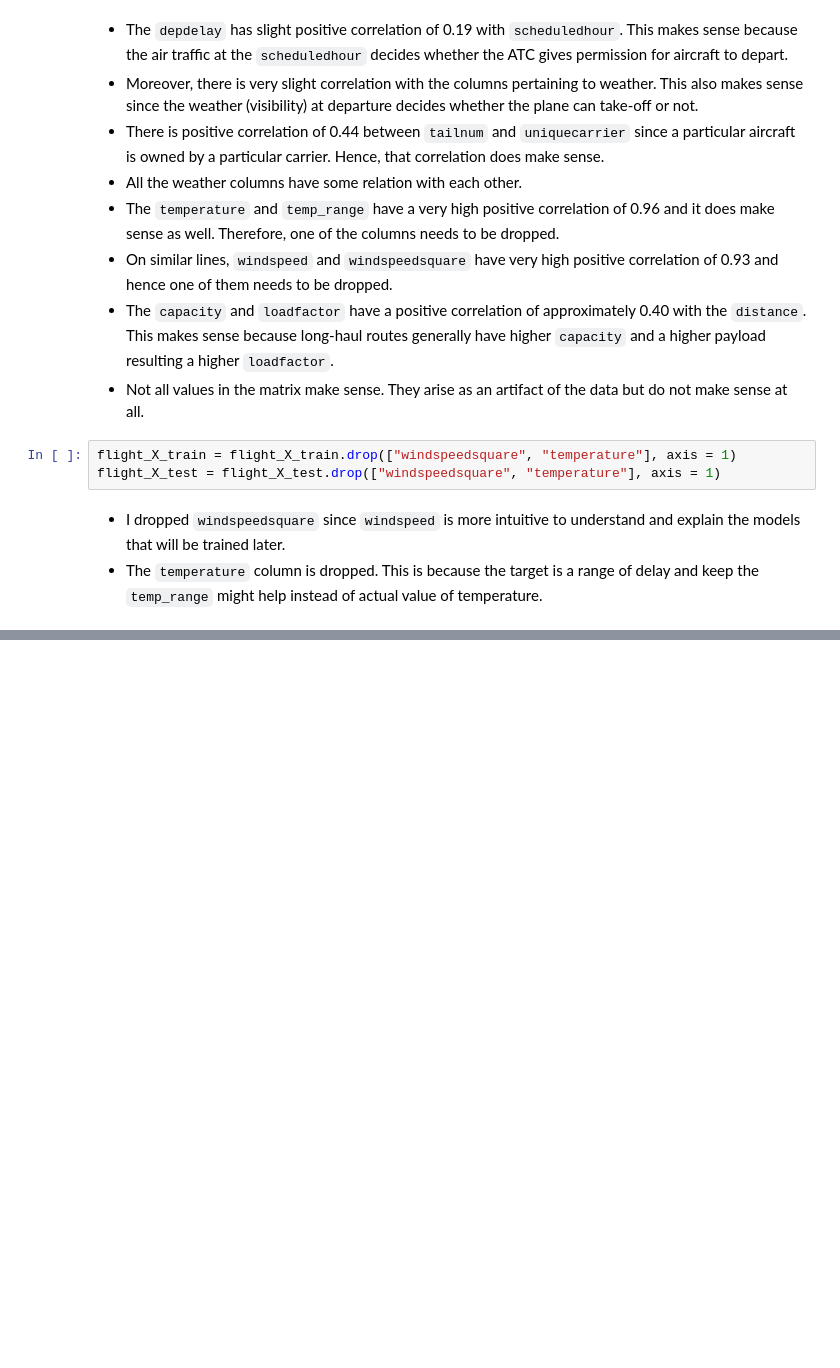
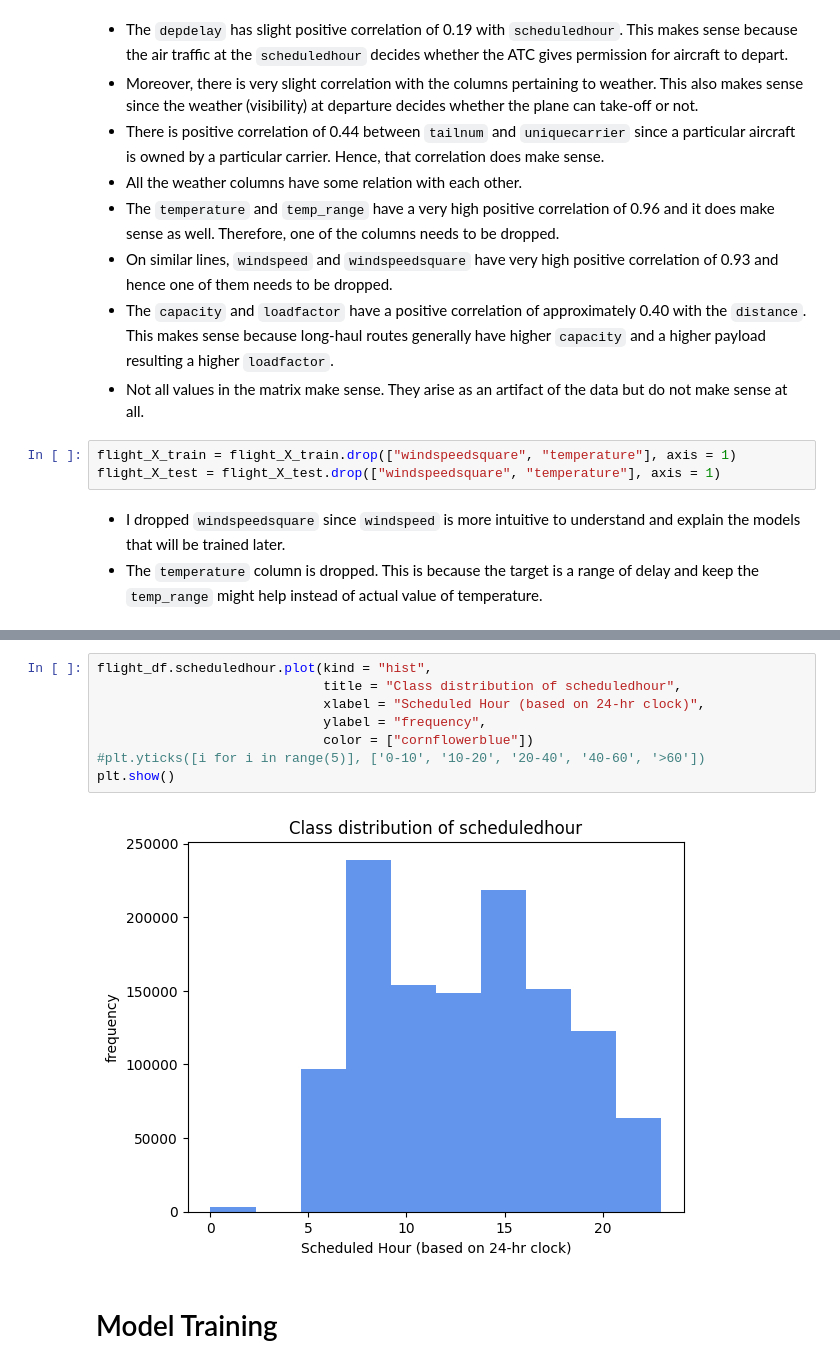
Before and after one commit to Gaurav0502/flight-delay-prediction, a Jupyter notebook: data-cleaning.ipynb, the cells around one changed output, grey strips where cells are left out. Drawn from its saved outputs; the diff is of its cells as text; blank space fills up the shorter version.

```diff
--- a/data-cleaning.ipynb
+++ b/data-cleaning.ipynb
@@ -396,0 +439,12 @@ flight_X_test = flight_X_test.drop(["windspeedsquare", "temperature"], axis = 1)
+# %%
+flight_df.scheduledhour.plot(kind = "hist",
+                             title = "Class distribution of scheduledhour",
+                             xlabel = "Scheduled Hour (based on 24-hr clock)",
+                             ylabel = "frequency",
+                             color = ["cornflowerblue"])
+#plt.yticks([i for i in range(5)], ['0-10', '10-20', '20-40', '40-60', '>60'])
+plt.show()
+# %% [output]
+[figure, added]
+# %% [markdown]
+# Model Training
```
Also changed, not shown: parts of 59 cells of this notebook.
